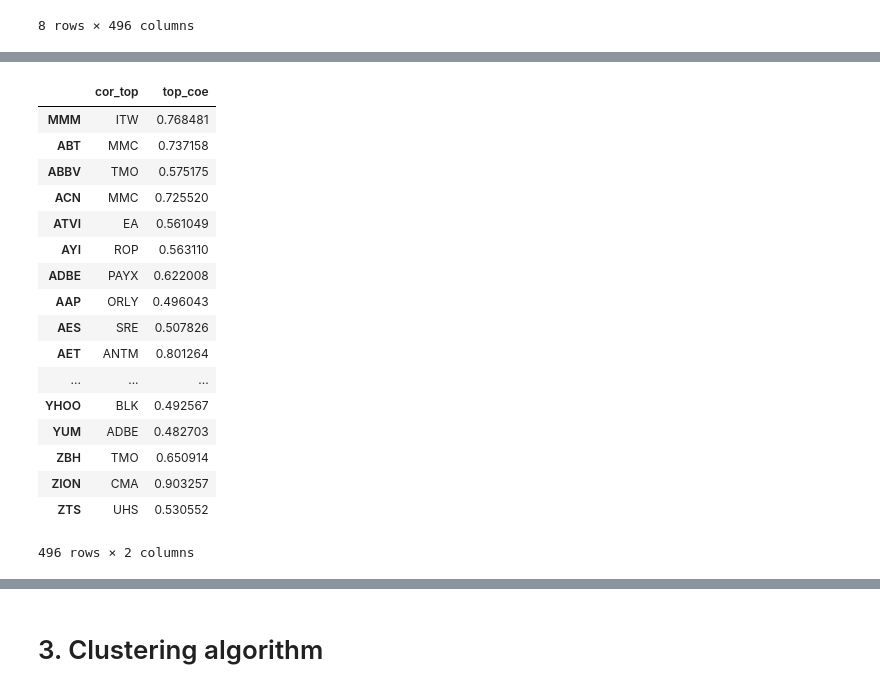
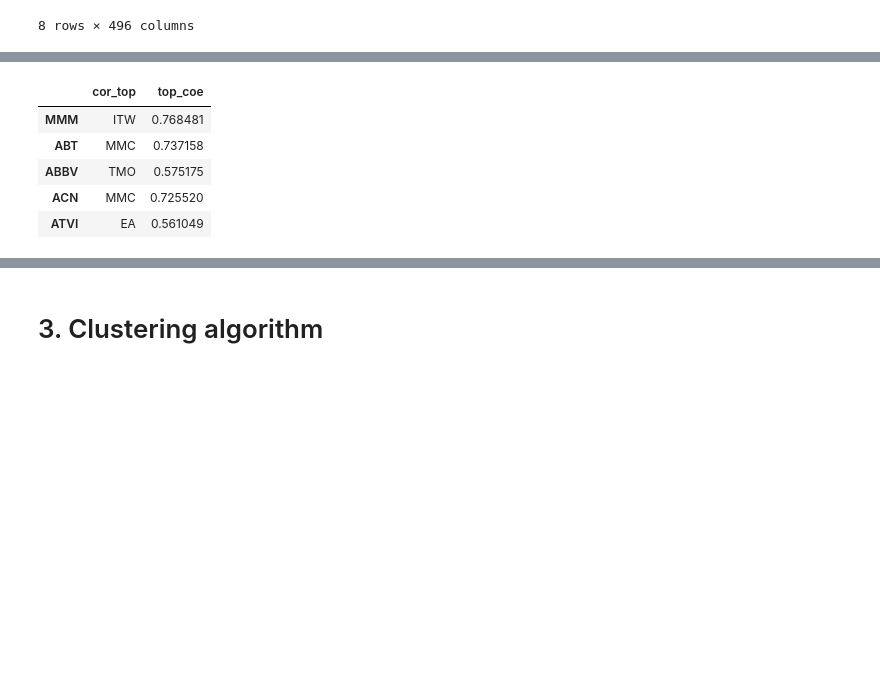
Before and after one commit to kaixuant/DSA_Stock, a Jupyter notebook: Stock Market Clustering.ipynb, the cells around one changed output, grey strips where cells are left out. Saved outputs shown, nothing was run; the diff lists cells and outputs as text; code cells hidden in the pictures; blank space fills up the shorter version.

```diff
--- a/Stock Market Clustering.ipynb
+++ b/Stock Market Clustering.ipynb
@@ -511,32 +457,20 @@ result
 # %%
 #find the top correlated company
 #first replace the correlation 1 to 0 to find the top correlated company
 cor_modify = cor_price.replace(1,-1)
 cor_top = cor_modify.idxmax(axis=0)
 cor_top = pd.DataFrame(cor_top, columns = ["cor_top"])
 top_coe = cor_modify.max(axis=0)
 top_coe = pd.DataFrame(top_coe, columns = ["top_coe"])
 result2 = cor_top.join(top_coe)
-result2
+result2.head()
 # %% [output]
 |  | cor_top | top_coe |
 | MMM | ITW | 0.768481 |
 | ABT | MMC | 0.737158 |
 | ABBV | TMO | 0.575175 |
 | ACN | MMC | 0.725520 |
 | ATVI | EA | 0.561049 |
-| AYI | ROP | 0.563110 |
-| ADBE | PAYX | 0.622008 |
-| AAP | ORLY | 0.496043 |
-| AES | SRE | 0.507826 |
-| AET | ANTM | 0.801264 |
-| ... | ... | ... |
-| YHOO | BLK | 0.492567 |
-| YUM | ADBE | 0.482703 |
-| ZBH | TMO | 0.650914 |
-| ZION | CMA | 0.903257 |
-| ZTS | UHS | 0.530552 |
-496 rows × 2 columns
 # %%
 # Then we combine the top and bottom company together
 related = result.join(result2)
```
Also changed, not shown: parts of 25 cells of this notebook.
